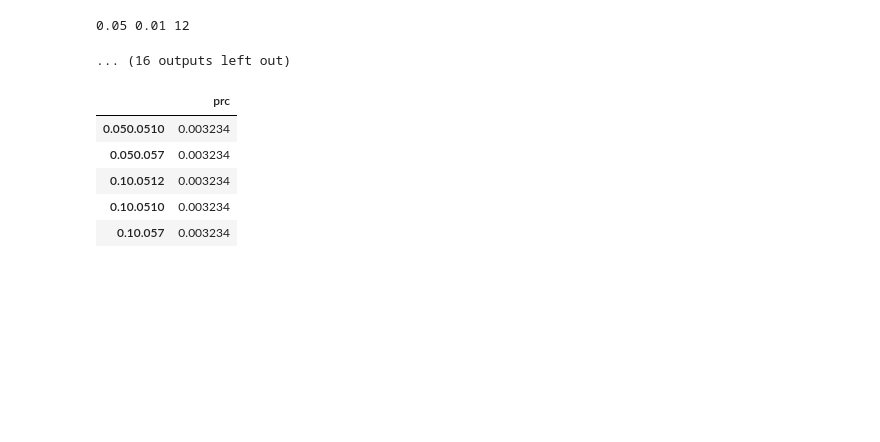
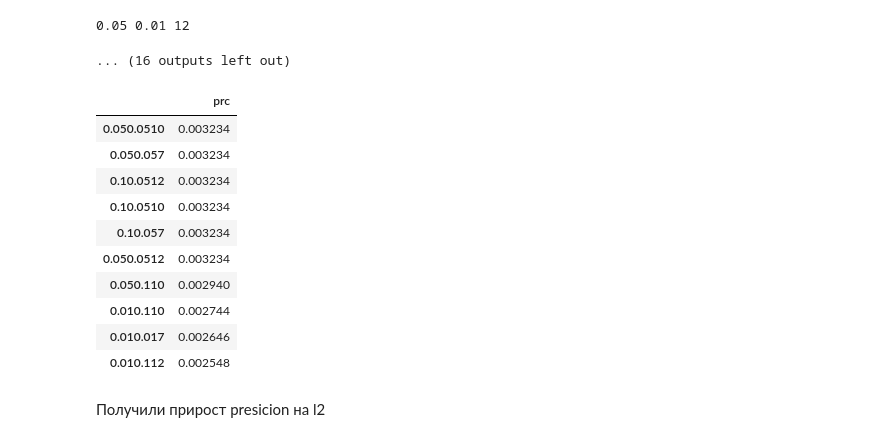
Before and after one commit to ViktorOtroschenko/Recommendation_systems, a Jupyter notebook: Lesson5.ipynb, the cells around one changed output. Saved outputs shown, nothing was run; the diff lists cells and outputs as text; code cells hidden in the pictures; blank space fills up the shorter version.

```diff
--- a/Lesson5.ipynb
+++ b/Lesson5.ipynb
@@ -320,11 +324,18 @@ for l, lr, ms in itertools.product(l2, learning_rate, max_sampled):
 0.05 0.01 12
 ... (16 outputs left out)
 # %%
-pd.DataFrame.from_dict(metrics, orient='index', columns = ['prc']).sort_values(by = 'prc', ascending = False).head()
+pd.DataFrame.from_dict(metrics, orient='index', columns = ['prc']).sort_values(by = 'prc', ascending = False).head(10)
 # %% [output]
 |  | prc |
 | 0.050.0510 | 0.003234 |
 | 0.050.057 | 0.003234 |
 | 0.10.0512 | 0.003234 |
 | 0.10.0510 | 0.003234 |
 | 0.10.057 | 0.003234 |
+| 0.050.0512 | 0.003234 |
+| 0.050.110 | 0.002940 |
+| 0.010.110 | 0.002744 |
+| 0.010.017 | 0.002646 |
+| 0.010.112 | 0.002548 |
+# %% [markdown]
+Получили прирост presicion на l2
```
Also changed, not shown: parts of 2 cells of this notebook.
